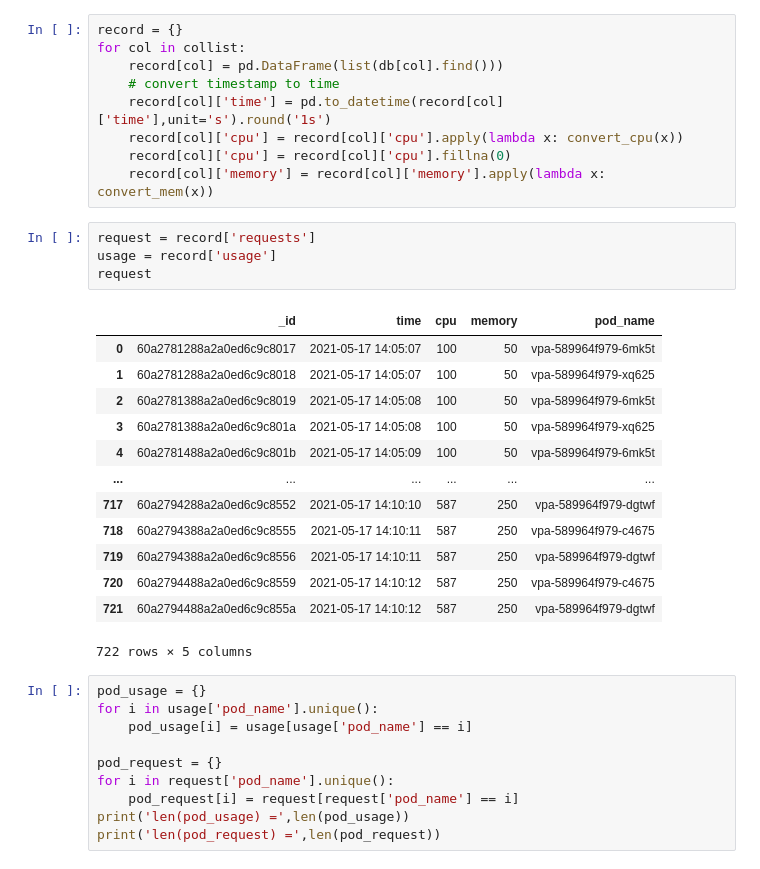
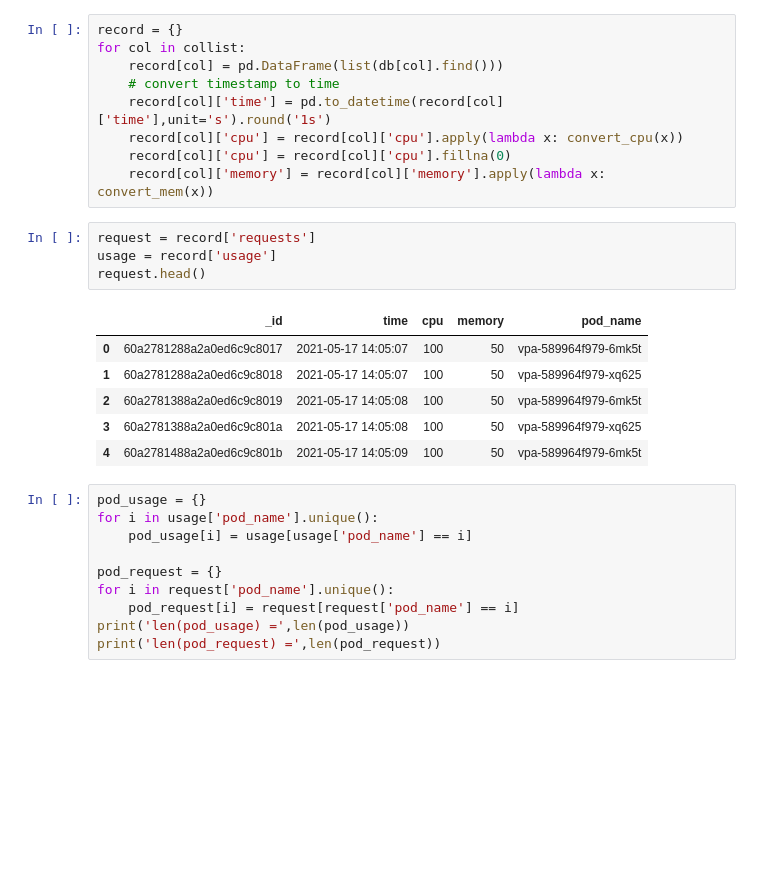
Before and after one commit to ZhaoNeil/On-Demand-Resizing, a Jupyter notebook: data/k8s-vpa-plot.ipynb, the cells around one changed output. Drawn from its saved outputs; the diff is of its cells as text; blank space fills up the shorter version.

```diff
--- a/data/k8s-vpa-plot.ipynb
+++ b/data/k8s-vpa-plot.ipynb
@@ -50,21 +50,14 @@ for col in collist:
 # %%
 request = record['requests']
 usage = record['usage']
-request
+request.head()
 # %% [output]
 |  | _id | time | cpu | memory | pod_name |
 | 0 | 60a2781288a2a0ed6c9c8017 | 2021-05-17 14:05:07 | 100 | 50 | vpa-589964f979-6mk5t |
 | 1 | 60a2781288a2a0ed6c9c8018 | 2021-05-17 14:05:07 | 100 | 50 | vpa-589964f979-xq625 |
 | 2 | 60a2781388a2a0ed6c9c8019 | 2021-05-17 14:05:08 | 100 | 50 | vpa-589964f979-6mk5t |
 | 3 | 60a2781388a2a0ed6c9c801a | 2021-05-17 14:05:08 | 100 | 50 | vpa-589964f979-xq625 |
 | 4 | 60a2781488a2a0ed6c9c801b | 2021-05-17 14:05:09 | 100 | 50 | vpa-589964f979-6mk5t |
-| ... | ... | ... | ... | ... | ... |
-| 717 | 60a2794288a2a0ed6c9c8552 | 2021-05-17 14:10:10 | 587 | 250 | vpa-589964f979-dgtwf |
-| 718 | 60a2794388a2a0ed6c9c8555 | 2021-05-17 14:10:11 | 587 | 250 | vpa-589964f979-c4675 |
-| 719 | 60a2794388a2a0ed6c9c8556 | 2021-05-17 14:10:11 | 587 | 250 | vpa-589964f979-dgtwf |
-| 720 | 60a2794488a2a0ed6c9c8559 | 2021-05-17 14:10:12 | 587 | 250 | vpa-589964f979-c4675 |
-| 721 | 60a2794488a2a0ed6c9c855a | 2021-05-17 14:10:12 | 587 | 250 | vpa-589964f979-dgtwf |
-722 rows × 5 columns
 # %%
 pod_usage = {}
 for i in usage['pod_name'].unique():
```
Also changed, not shown: parts of 3 cells of this notebook, 4 other files.
